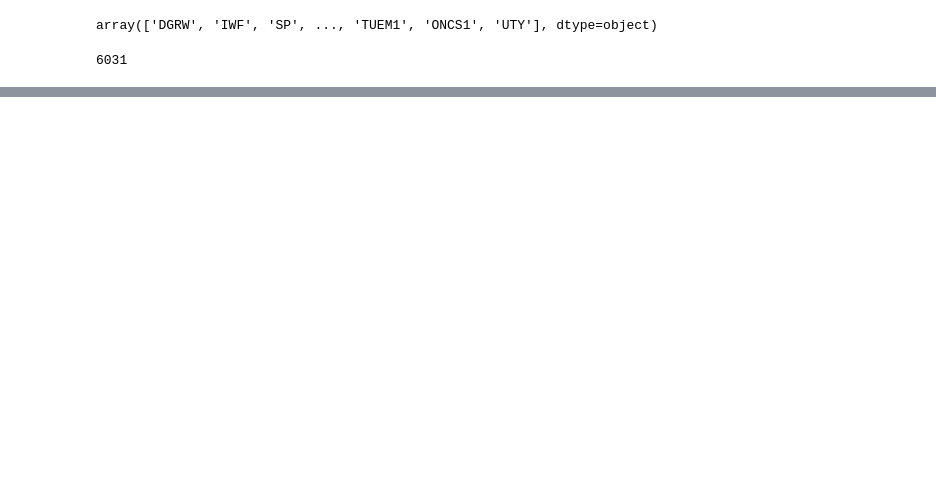
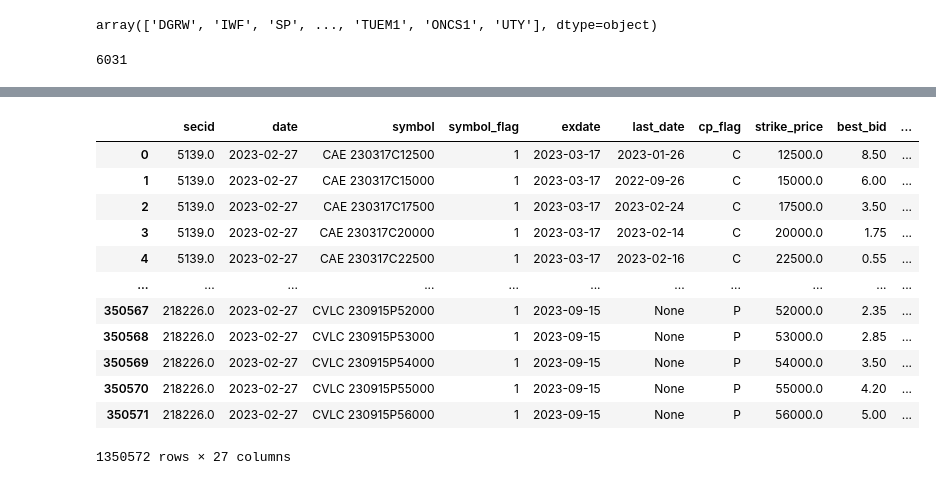
Before and after one commit to shreyjain-uchicago/ProjectLab_Spring-24_HullTactical, a Jupyter notebook: Volumes_OI_Analysis.ipynb, the cells around one changed output, grey strips where cells are left out. Cells and saved outputs as stored; diff of their text form; code cells hidden in the pictures; blank space fills up the shorter version.

```diff
--- a/Volumes_OI_Analysis.ipynb
+++ b/Volumes_OI_Analysis.ipynb
@@ -99,3 +90,17 @@ len(df1['Split'].unique())
 6031
 # %%
 pd.DataFrame(df1['Split'].unique()).to_csv('Tickers_optionm.csv')
+# %%
+specific_date = '2023-02-27'
+table_name = f"optionm.opprcd{2023}"  # Generate table name dynamically
+query = f"""
+SELECT
+    *
+FROM
+    {table_name} a
+WHERE
+    a.date = '{specific_date}'
+"""
+df2 = db.raw_sql(query, date_cols=['date'])
+
+df2
@@ -101,0 +136,17 @@ pd.DataFrame(df1['Split'].unique()).to_csv('Tickers_optionm.csv')
+# %%
+df2['Split'] = df2['symbol'].str.split(' ').str[0]
+df2
+# %% [output]
+|  | secid | date | symbol | symbol_flag | exdate | last_date | cp_flag | strike_price | best_bid | ... |
+| 0 | 5139.0 | 2023-02-27 | CAE 230317C12500 | 1 | 2023-03-17 | 2023-01-26 | C | 12500.0 | 8.50 | ... |
+| 1 | 5139.0 | 2023-02-27 | CAE 230317C15000 | 1 | 2023-03-17 | 2022-09-26 | C | 15000.0 | 6.00 | ... |
+| 2 | 5139.0 | 2023-02-27 | CAE 230317C17500 | 1 | 2023-03-17 | 2023-02-24 | C | 17500.0 | 3.50 | ... |
+| 3 | 5139.0 | 2023-02-27 | CAE 230317C20000 | 1 | 2023-03-17 | 2023-02-14 | C | 20000.0 | 1.75 | ... |
+| 4 | 5139.0 | 2023-02-27 | CAE 230317C22500 | 1 | 2023-03-17 | 2023-02-16 | C | 22500.0 | 0.55 | ... |
+| ... | ... | ... | ... | ... | ... | ... | ... | ... | ... | ... |
+| 350567 | 218226.0 | 2023-02-27 | CVLC 230915P52000 | 1 | 2023-09-15 | None | P | 52000.0 | 2.35 | ... |
+| 350568 | 218226.0 | 2023-02-27 | CVLC 230915P53000 | 1 | 2023-09-15 | None | P | 53000.0 | 2.85 | ... |
+| 350569 | 218226.0 | 2023-02-27 | CVLC 230915P54000 | 1 | 2023-09-15 | None | P | 54000.0 | 3.50 | ... |
+| 350570 | 218226.0 | 2023-02-27 | CVLC 230915P55000 | 1 | 2023-09-15 | None | P | 55000.0 | 4.20 | ... |
+| 350571 | 218226.0 | 2023-02-27 | CVLC 230915P56000 | 1 | 2023-09-15 | None | P | 56000.0 | 5.00 | ... |
+1350572 rows × 27 columns
```
Also changed, not shown: parts of 9 cells of this notebook.
